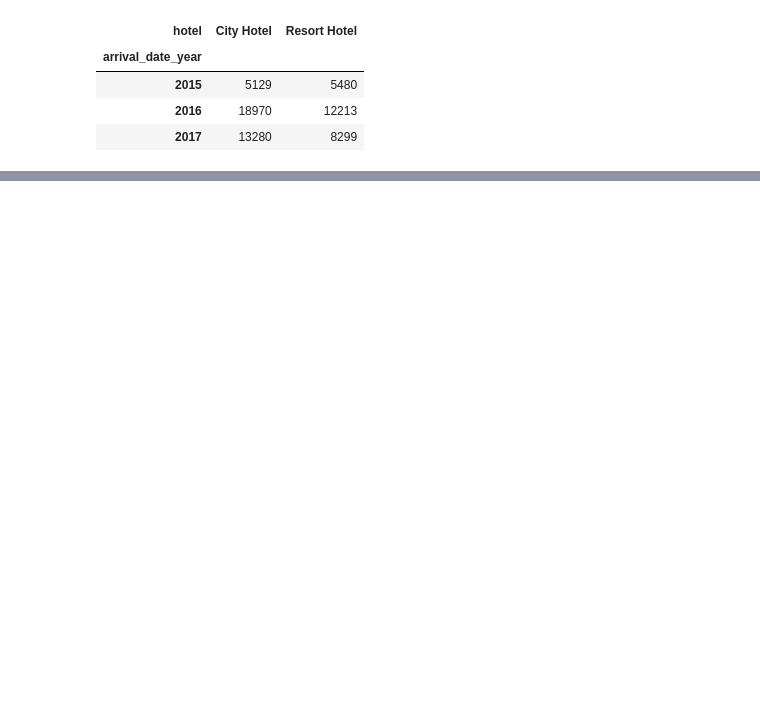
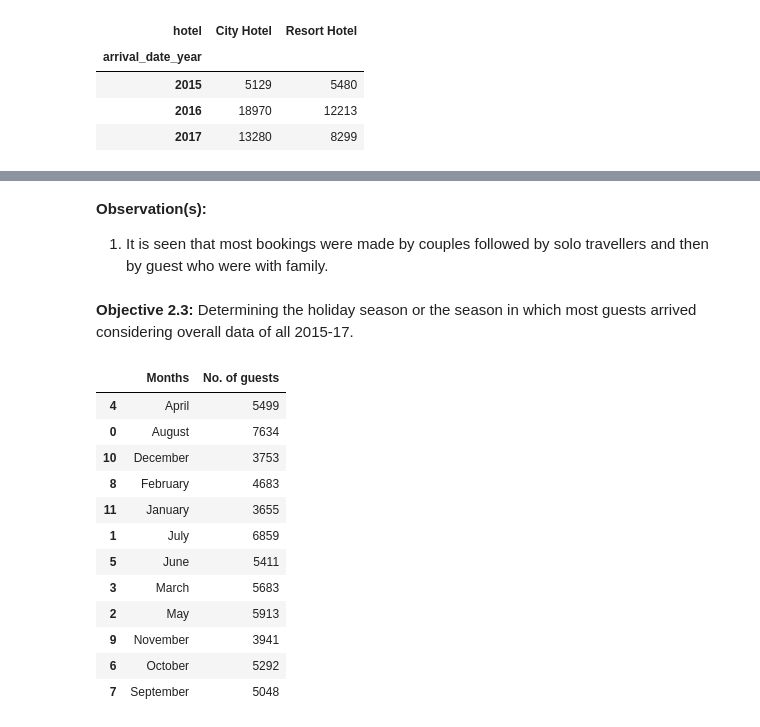
Before and after one commit to shubhro-jyoti/Hotel-Booking-analysis, a Jupyter notebook: Copy_of_Hotel_Booking_Analysis_Capstone_Project.ipynb, the cells around one changed output, grey strips where cells are left out. Drawn from its saved outputs; the diff is of its cells as text; code cells hidden in the pictures; blank space fills up the shorter version.

```diff
--- a/Copy_of_Hotel_Booking_Analysis_Capstone_Project.ipynb
+++ b/Copy_of_Hotel_Booking_Analysis_Capstone_Project.ipynb
@@ -305,0 +330,24 @@ a
+# %% [markdown]
+**Observation(s):**
+1. It is seen that most bookings were made by couples followed by solo travellers and then by guest who were with family.
+# %% [markdown]
+**Objective 2.3:** Determining the holiday season or the season in which most guests arrived considering overall data of all 2015-17.
+# %%
+# creating dataframe for number of guests and months
+month_count = df['arrival_date_month'].value_counts().reset_index()
+month_count.columns = ['Months','No. of guests']
+month_count.sort_values('Months')
+# %% [output]
+|  | Months | No. of guests |
+| 4 | April | 5499 |
+| 0 | August | 7634 |
+| 10 | December | 3753 |
+| 8 | February | 4683 |
+| 11 | January | 3655 |
+| 1 | July | 6859 |
+| 5 | June | 5411 |
+| 3 | March | 5683 |
+| 2 | May | 5913 |
+| 9 | November | 3941 |
+| 6 | October | 5292 |
+| 7 | September | 5048 |
```
Also changed, not shown: parts of 10 cells of this notebook.
